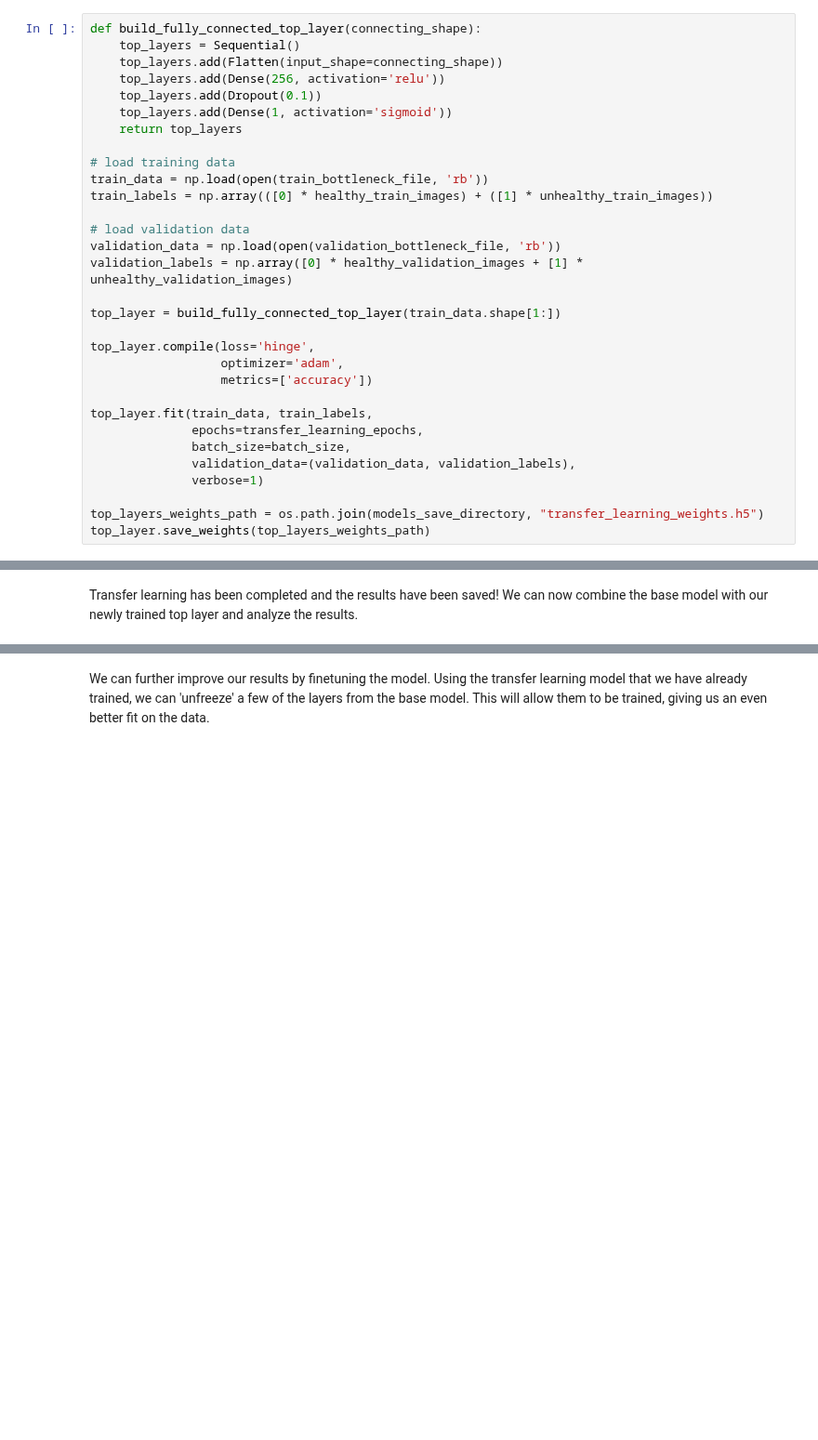
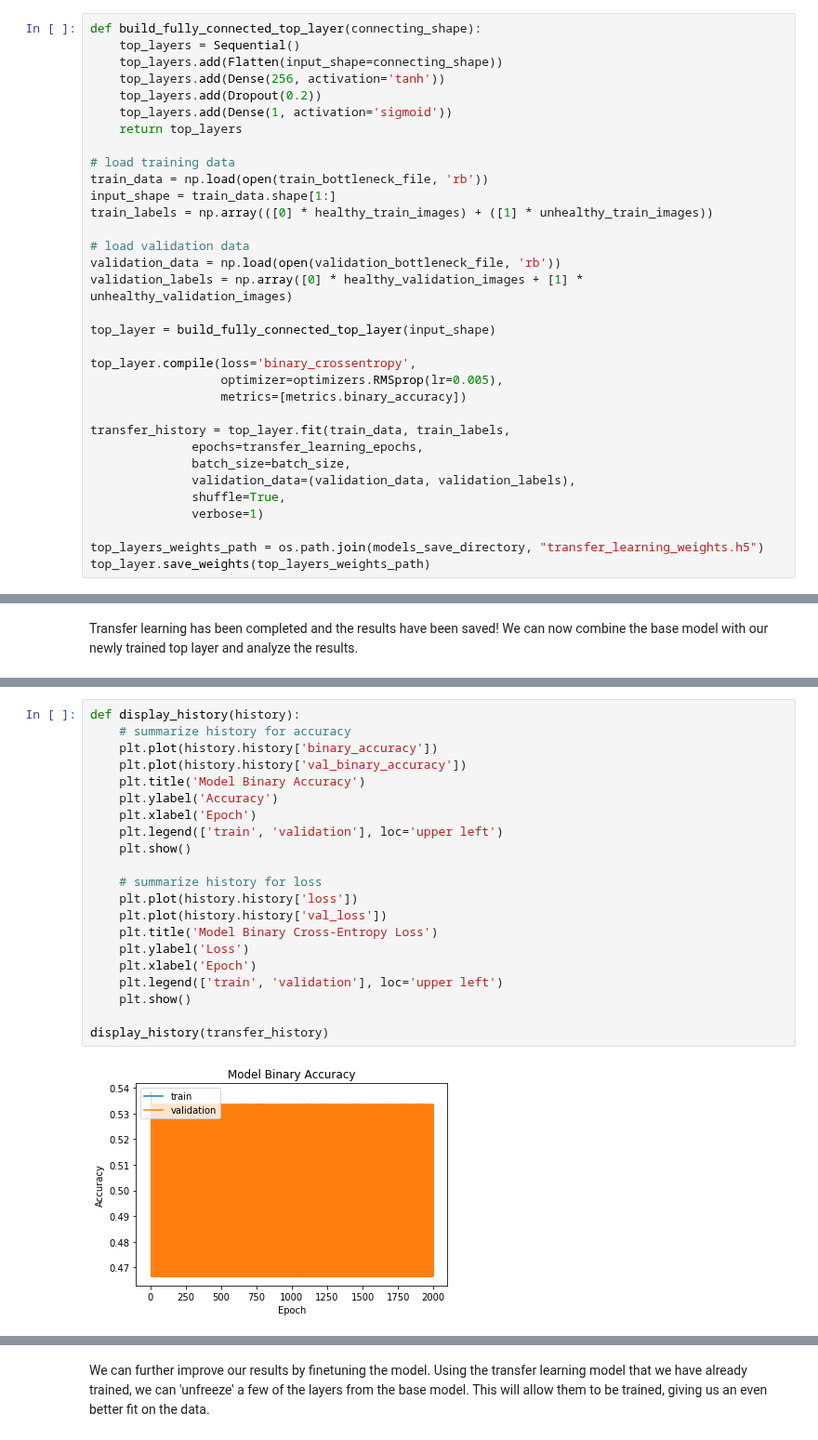
Before and after one commit to justiniann/ConvX, a Jupyter notebook: source/convx/convx.ipynb, the cells around one changed output, grey strips where cells are left out. Shown at 93% size. Cells and saved outputs as stored; diff of their text form; blank space fills up the shorter version.

```diff
--- a/source/convx/convx.ipynb
+++ b/source/convx/convx.ipynb
@@ -104,29 +113,31 @@ With the bottleneck features established, we can start transfer learning.
 def build_fully_connected_top_layer(connecting_shape):
     top_layers = Sequential()
     top_layers.add(Flatten(input_shape=connecting_shape))
-    top_layers.add(Dense(256, activation='relu'))
-    top_layers.add(Dropout(0.1))
+    top_layers.add(Dense(256, activation='tanh'))
+    top_layers.add(Dropout(0.2))
     top_layers.add(Dense(1, activation='sigmoid'))
     return top_layers
 
 # load training data
 train_data = np.load(open(train_bottleneck_file, 'rb'))
+input_shape = train_data.shape[1:]
 train_labels = np.array(([0] * healthy_train_images) + ([1] * unhealthy_train_images))
 
 # load validation data
 validation_data = np.load(open(validation_bottleneck_file, 'rb'))
 validation_labels = np.array([0] * healthy_validation_images + [1] * unhealthy_validation_images)
 
-top_layer = build_fully_connected_top_layer(train_data.shape[1:])
+top_layer = build_fully_connected_top_layer(input_shape)
 
-top_layer.compile(loss='hinge',
-                  optimizer='adam',
-                  metrics=['accuracy'])
+top_layer.compile(loss='binary_crossentropy',
+                  optimizer=optimizers.RMSprop(lr=0.005),
+                  metrics=[metrics.binary_accuracy])
 
-top_layer.fit(train_data, train_labels,
+transfer_history = top_layer.fit(train_data, train_labels,
               epochs=transfer_learning_epochs,
               batch_size=batch_size,
               validation_data=(validation_data, validation_labels),
+              shuffle=True,
               verbose=1)
 
 top_layers_weights_path = os.path.join(models_save_directory, "transfer_learning_weights.h5")
@@ -149,0 +165,23 @@ convx_model.compile(loss='binary_crossentropy',
+# %%
+def display_history(history):
+    # summarize history for accuracy
+    plt.plot(history.history['binary_accuracy'])
+    plt.plot(history.history['val_binary_accuracy'])
+    plt.title('Model Binary Accuracy')
+    plt.ylabel('Accuracy')
+    plt.xlabel('Epoch')
+    plt.legend(['train', 'validation'], loc='upper left')
+    plt.show()
+
+    # summarize history for loss
+    plt.plot(history.history['loss'])
+    plt.plot(history.history['val_loss'])
+    plt.title('Model Binary Cross-Entropy Loss')
+    plt.ylabel('Loss')
+    plt.xlabel('Epoch')
+    plt.legend(['train', 'validation'], loc='upper left')
+    plt.show()
+
+display_history(transfer_history)
+# %% [output]
+[figure, added]
```
Also changed, not shown: parts of 9 cells of this notebook, 2 other files.
